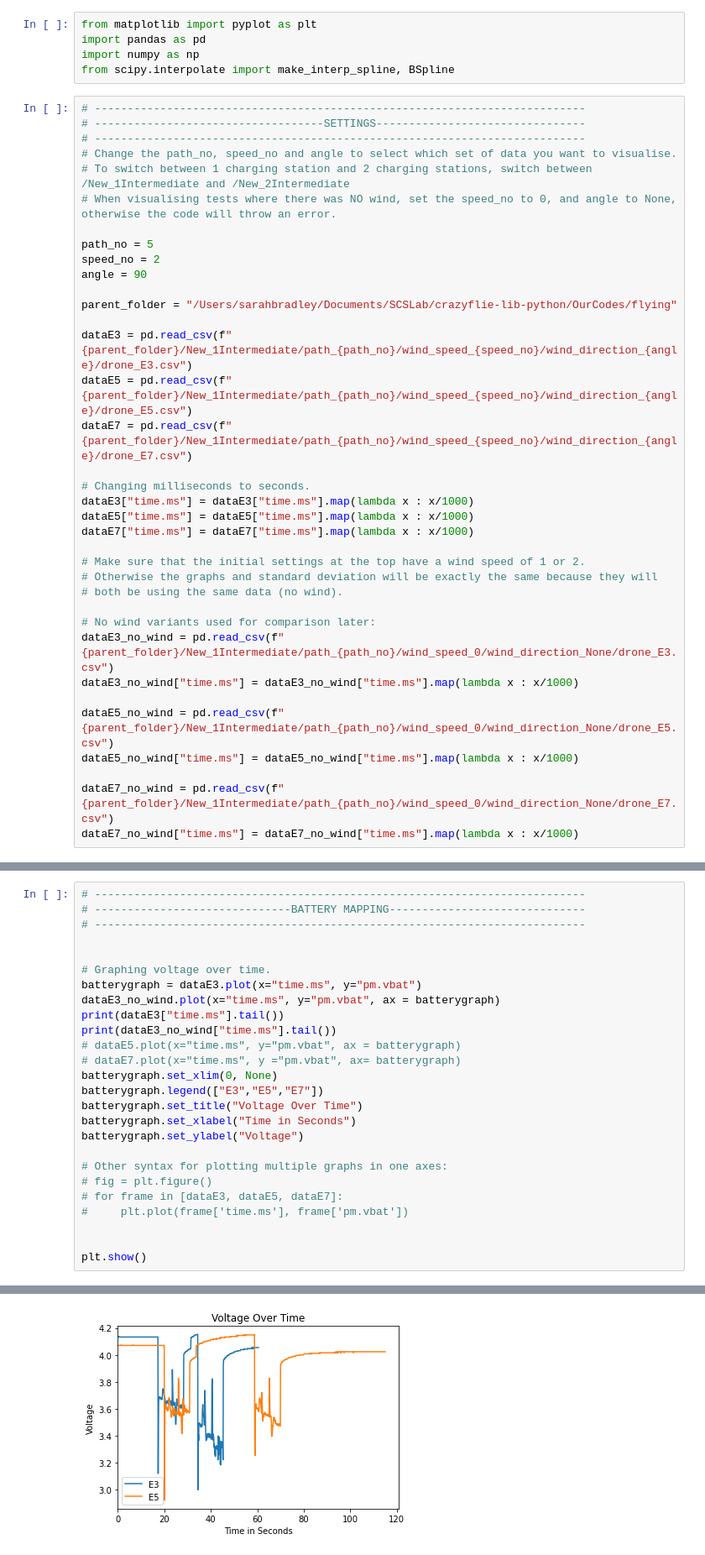
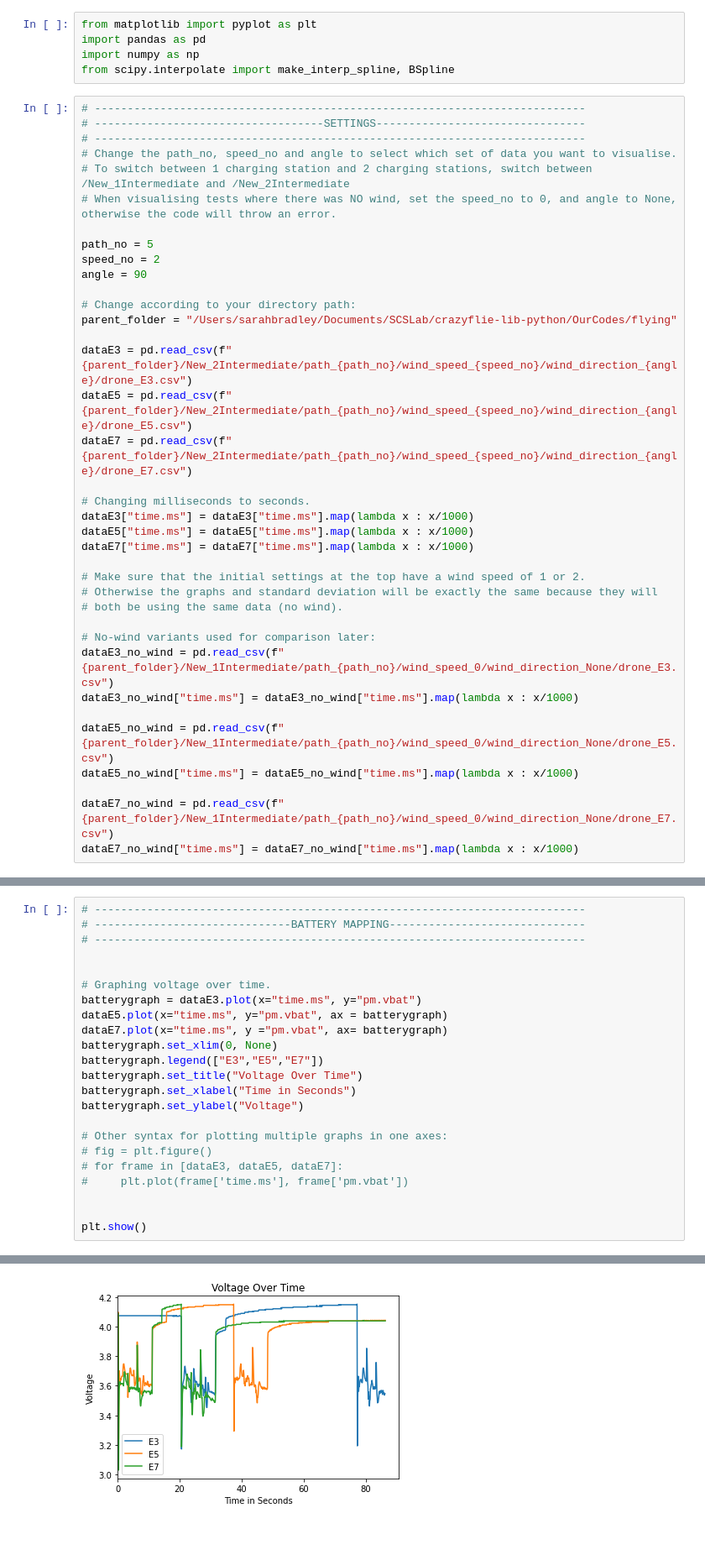
Before and after one commit to DwarfGiant26/crazyflie-lib-python, a Jupyter notebook: OurCodes/flying/DataVis/Sarah_Datavis.ipynb, the cells around one changed output, grey strips where cells are left out. Shown at 84% size. Cells and saved outputs as stored; diff of their text form.

```diff
--- a/OurCodes/flying/DataVis/Sarah_Datavis.ipynb
+++ b/OurCodes/flying/DataVis/Sarah_Datavis.ipynb
@@ -15,11 +15,12 @@ path_no = 5
 speed_no = 2
 angle = 90
 
+# Change according to your directory path:
 parent_folder = "/Users/sarahbradley/Documents/SCSLab/crazyflie-lib-python/OurCodes/flying"
 
-dataE3 = pd.read_csv(f"{parent_folder}/New_1Intermediate/path_{path_no}/wind_speed_{speed_no}/wind_direction_{angle}/drone_E3.csv")
-dataE5 = pd.read_csv(f"{parent_folder}/New_1Intermediate/path_{path_no}/wind_speed_{speed_no}/wind_direction_{angle}/drone_E5.csv")
-dataE7 = pd.read_csv(f"{parent_folder}/New_1Intermediate/path_{path_no}/wind_speed_{speed_no}/wind_direction_{angle}/drone_E7.csv")
+dataE3 = pd.read_csv(f"{parent_folder}/New_2Intermediate/path_{path_no}/wind_speed_{speed_no}/wind_direction_{angle}/drone_E3.csv")
+dataE5 = pd.read_csv(f"{parent_folder}/New_2Intermediate/path_{path_no}/wind_speed_{speed_no}/wind_direction_{angle}/drone_E5.csv")
+dataE7 = pd.read_csv(f"{parent_folder}/New_2Intermediate/path_{path_no}/wind_speed_{speed_no}/wind_direction_{angle}/drone_E7.csv")
 
 # Changing milliseconds to seconds.
 dataE3["time.ms"] = dataE3["time.ms"].map(lambda x : x/1000)
@@ -30,7 +31,7 @@ dataE7["time.ms"] = dataE7["time.ms"].map(lambda x : x/1000)
 # Otherwise the graphs and standard deviation will be exactly the same because they will
 # both be using the same data (no wind).
 
-# No wind variants used for comparison later:
+# No-wind variants used for comparison later:
 dataE3_no_wind = pd.read_csv(f"{parent_folder}/New_1Intermediate/path_{path_no}/wind_speed_0/wind_direction_None/drone_E3.csv")
 dataE3_no_wind["time.ms"] = dataE3_no_wind["time.ms"].map(lambda x : x/1000)
 
@@ -82,11 +83,8 @@ Text(0, 0.5, 'Voltage')
 
 # Graphing voltage over time.
 batterygraph = dataE3.plot(x="time.ms", y="pm.vbat")
-dataE3_no_wind.plot(x="time.ms", y="pm.vbat", ax = batterygraph)
-print(dataE3["time.ms"].tail())
-print(dataE3_no_wind["time.ms"].tail())
-# dataE5.plot(x="time.ms", y="pm.vbat", ax = batterygraph)
-# dataE7.plot(x="time.ms", y ="pm.vbat", ax= batterygraph)
+dataE5.plot(x="time.ms", y="pm.vbat", ax = batterygraph)
+dataE7.plot(x="time.ms", y ="pm.vbat", ax= batterygraph)
 batterygraph.set_xlim(0, None)
 batterygraph.legend(["E3","E5","E7"])
 batterygraph.set_title("Voltage Over Time")
@@ -116,4 +102,4 @@ Name: time.ms, dtype: float64
-[figure, old version]
+[figure, new version]
 # %%
 # ---------------------------------------------------------------------------
 # -----------------------COMPARING GRADIENTS OF VOLTAGE----------------------
```
Also changed, not shown: parts of 9 cells of this notebook.
